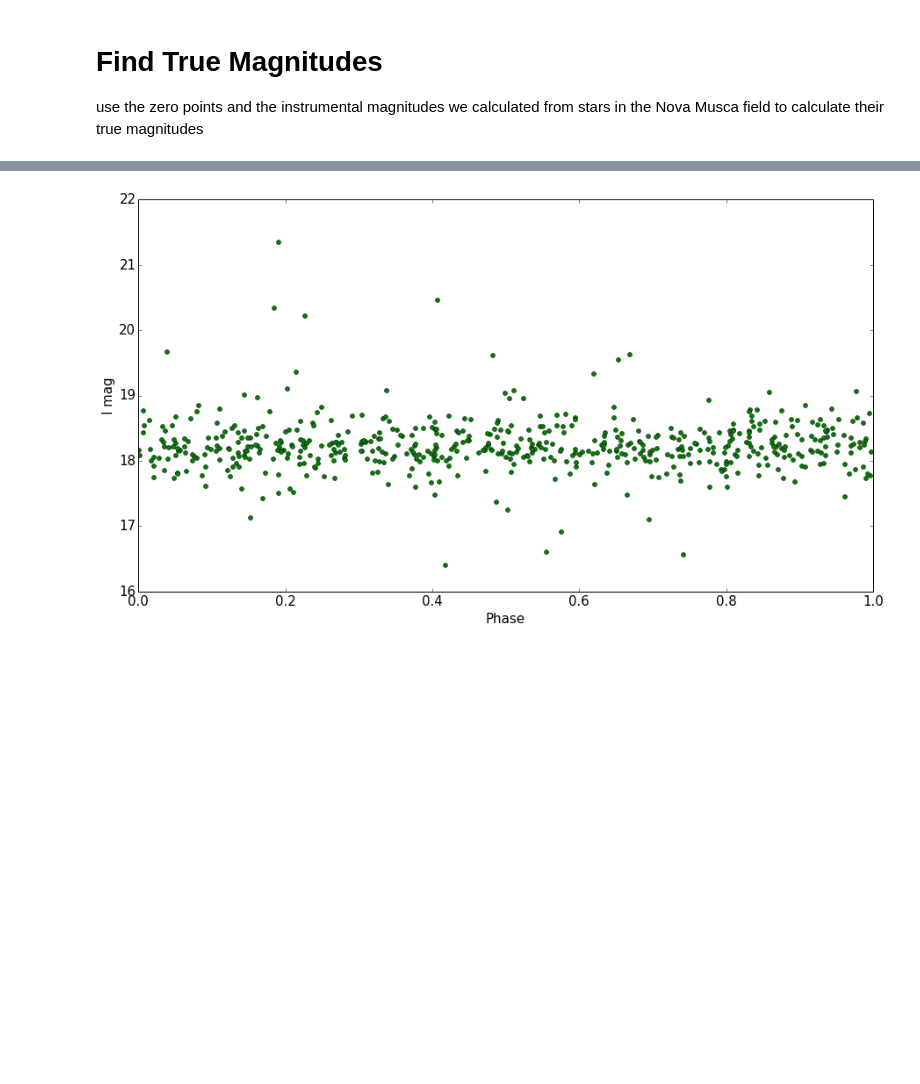
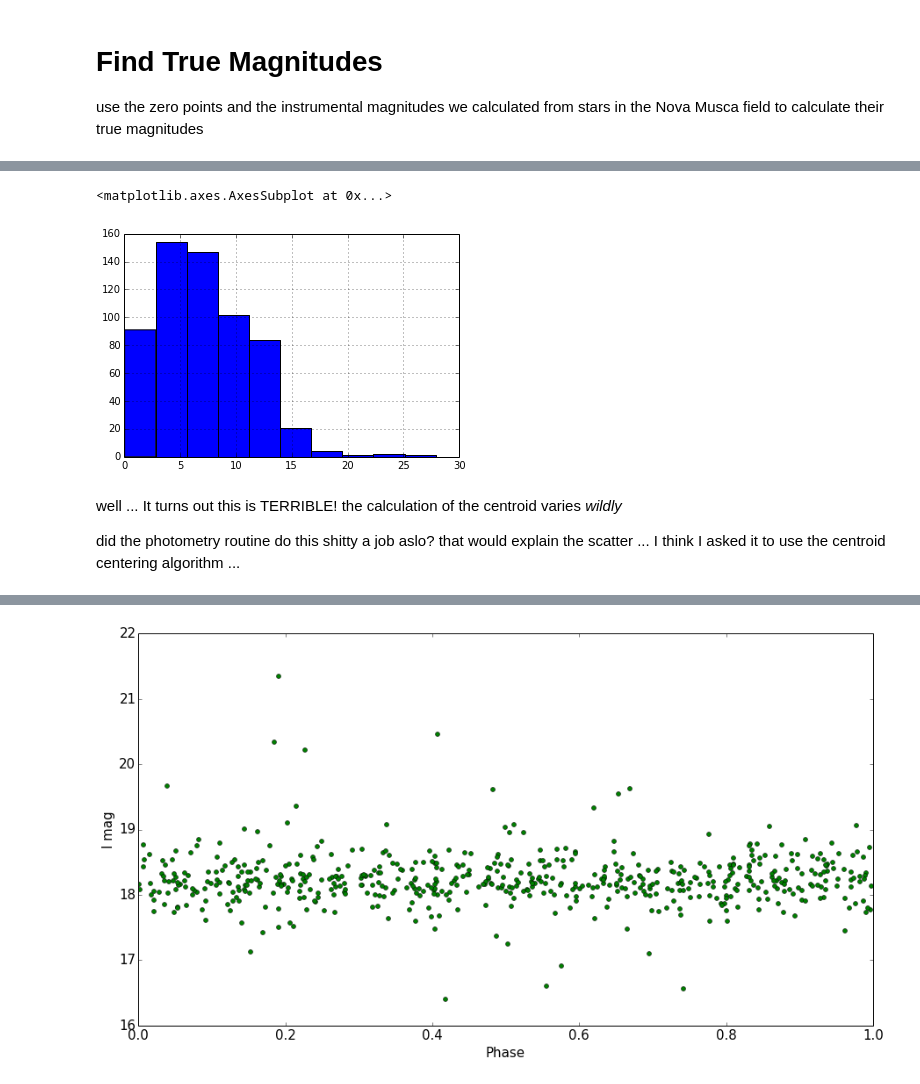
Before and after one commit to ih64/NovaMusca, a Jupyter notebook: NovaMuscaCalibration.v3.ipynb, the cells around one changed output, grey strips where cells are left out. Cells and saved outputs as stored; diff of their text form; code cells hidden in the pictures; blank space fills up the shorter version.

```diff
--- a/NovaMuscaCalibration.v3.ipynb
+++ b/NovaMuscaCalibration.v3.ipynb
@@ -743,0 +638,6 @@ plt.show()
+# %%
+#skip the first two lines because theres some stuff left over from psfmeasure output we dont need
+#then skip every other line, because thats the output of the contaminant star, the skip the last few
+#because theres some footer info in there
+psfINM=pd.read_csv('psfNMI.csv',skiprows=[0,1]+range(2,1218,2)+range(1217,1222),
+            names=['blank','Image','Column','Line','Mag','FWHM','Ellip']).drop('blank', axis=1)
@@ -743,0 +658,5 @@ plt.show()
+# %%
+#still skip over the header and footer, and starting from row num 2, skip everyother row. those are NM and
+#we want the contaminant star's data in this dataframe
+psfIcont=pd.read_csv('psfNMI.csv',skiprows=[0,1,2]+range(1,1218,2)+range(1217,1222),
+                  names=['blank','Column','Line','Mag','FWHM','Ellip','last']).drop(['blank','last'], axis=1)
@@ -744,3 +677,14 @@ plt.show()
+# %%
+#calculat the difference between the centroids
+centDiffI=np.sqrt((psfINM.Column - psfIcont.Column).apply(lambda x: np.square(x)) + (psfINM.Line - psfIcont.Line).apply(lambda x: np.square(x)))
+centDiffI.hist()
+# %% [output]
+<matplotlib.axes.AxesSubplot at 0x...>
+[figure, added]
+# %% [markdown]
+well ... It turns out this is TERRIBLE! the calculation of the centroid varies *wildly*
+
+did the photometry routine do this shitty a job aslo? that would explain the scatter ... I think I asked it to use the centroid centering algorithm ...
 # %%
 print regVmag.coef_*365, regImag.coef_*365
 # %% [output]
```
Also changed, not shown: parts of 49 cells of this notebook, 7 other files.
